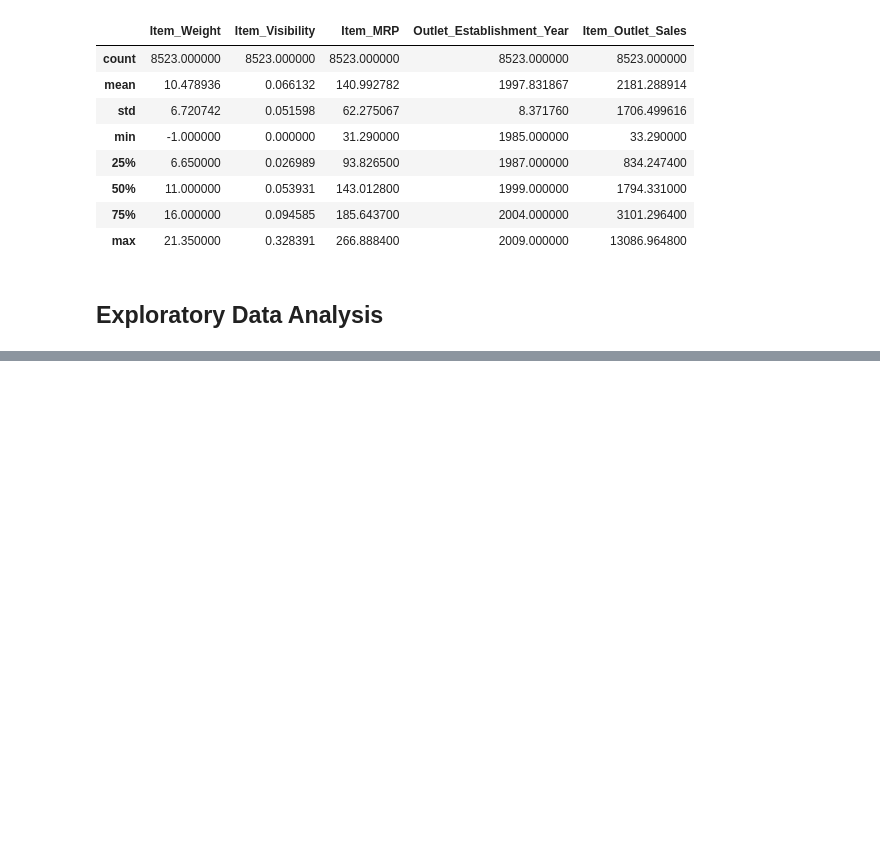
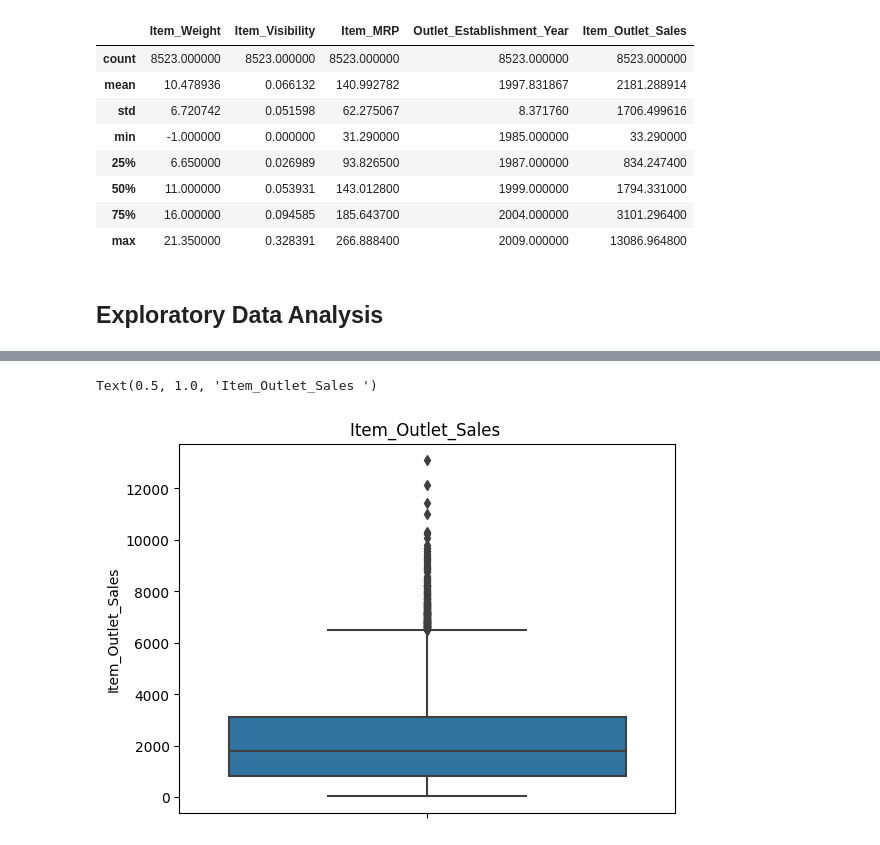
Before and after one commit to SinothileB/Prediction-of-Product-Sales, a Jupyter notebook: Markdown.ipynb, the cells around one changed output, grey strips where cells are left out. Saved outputs shown, nothing was run; the diff lists cells and outputs as text; code cells hidden in the pictures; blank space fills up the shorter version.

```diff
--- a/Markdown.ipynb
+++ b/Markdown.ipynb
@@ -195,0 +256,7 @@ df.describe()
+# %%
+# Create a boxplot of Item_Outlet_Sales
+ax=sns.boxplot(data =df, y='Item_Outlet_Sales')
+ax.set_title("Item_Outlet_Sales ")
+# %% [output]
+Text(0.5, 1.0, 'Item_Outlet_Sales ')
+[figure, added]
```
Also changed, not shown: parts of 16 cells of this notebook.
